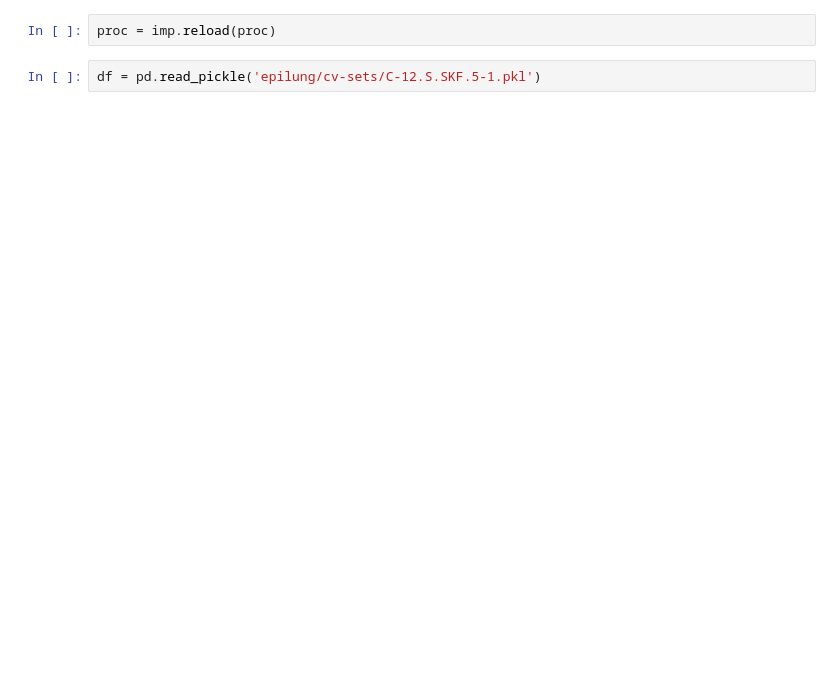
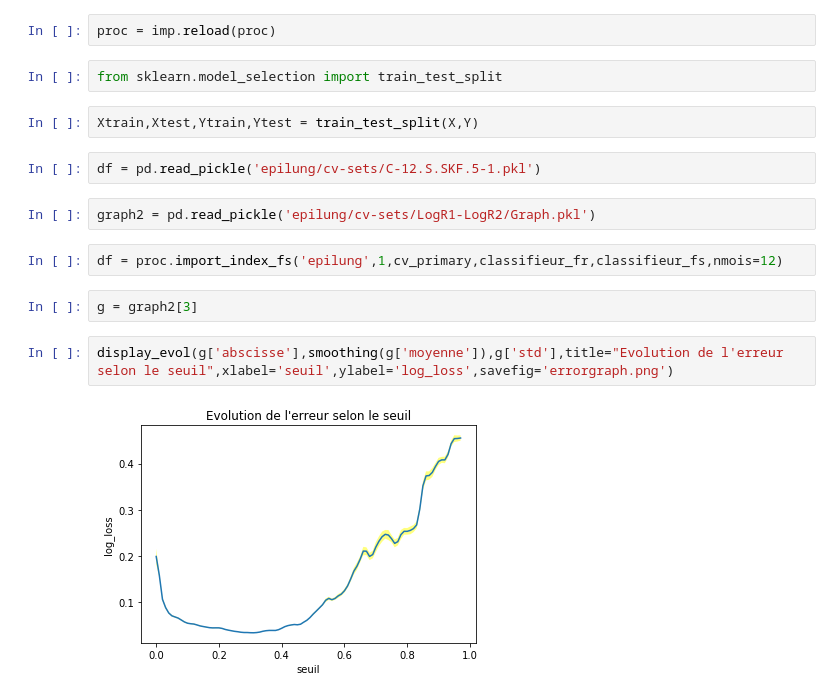
Before and after one commit to MerlinDumeur/PredVir, a Jupyter notebook: Data processing.ipynb, the cells around one changed output. Drawn from its saved outputs; the diff is of its cells as text; blank space fills up the shorter version.

Commit message:
Visualisation

```diff
--- a/Data processing.ipynb
+++ b/Data processing.ipynb
@@ -455,4 +467,18 @@ ms = imp.reload(ms)
 # %%
 proc = imp.reload(proc)
+# %%
+from sklearn.model_selection import train_test_split
+# %%
+Xtrain,Xtest,Ytrain,Ytest = train_test_split(X,Y)
 # %%
 df = pd.read_pickle('epilung/cv-sets/C-12.S.SKF.5-1.pkl')
+# %%
+graph2 = pd.read_pickle('epilung/cv-sets/LogR1-LogR2/Graph.pkl')
+# %%
+df = proc.import_index_fs('epilung',1,cv_primary,classifieur_fr,classifieur_fs,nmois=12)
+# %%
+g = graph2[3]
+# %%
+display_evol(g['abscisse'],smoothing(g['moyenne']),g['std'],title="Evolution de l'erreur selon le seuil",xlabel='seuil',ylabel='log_loss',savefig='errorgraph.png')
+# %% [output]
+[figure, added]
```
Also changed, not shown: parts of 8 cells of this notebook, 4 other files.
